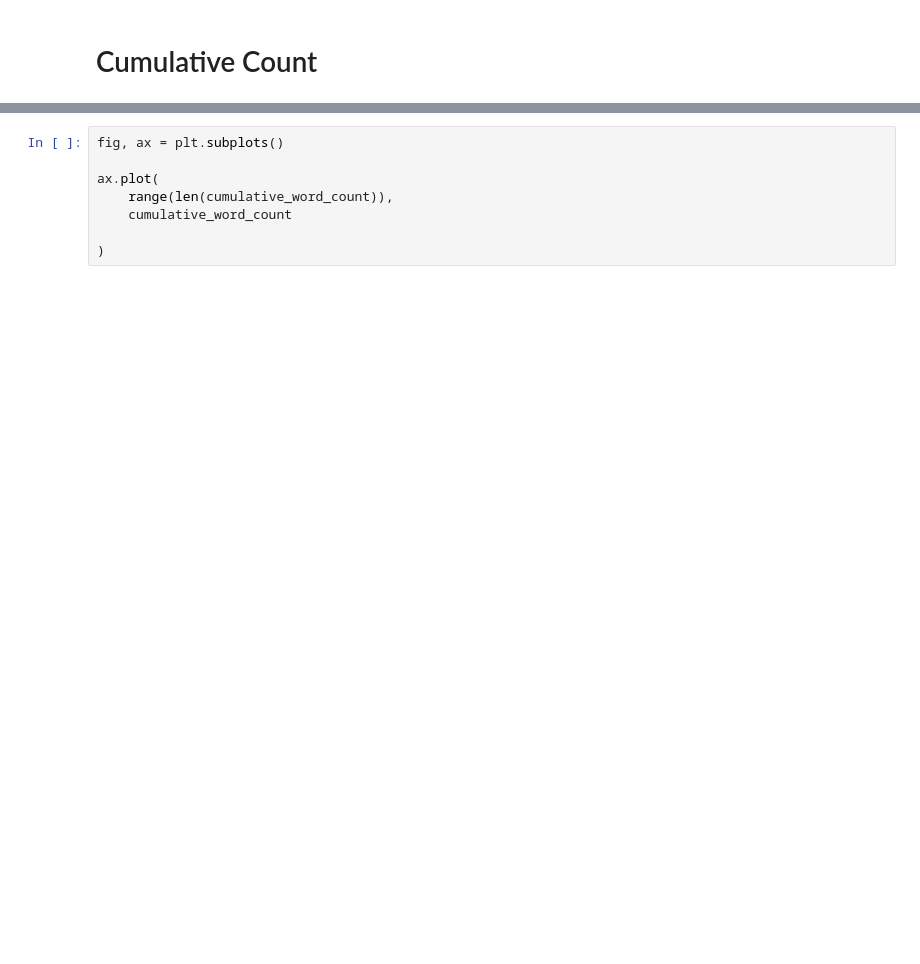
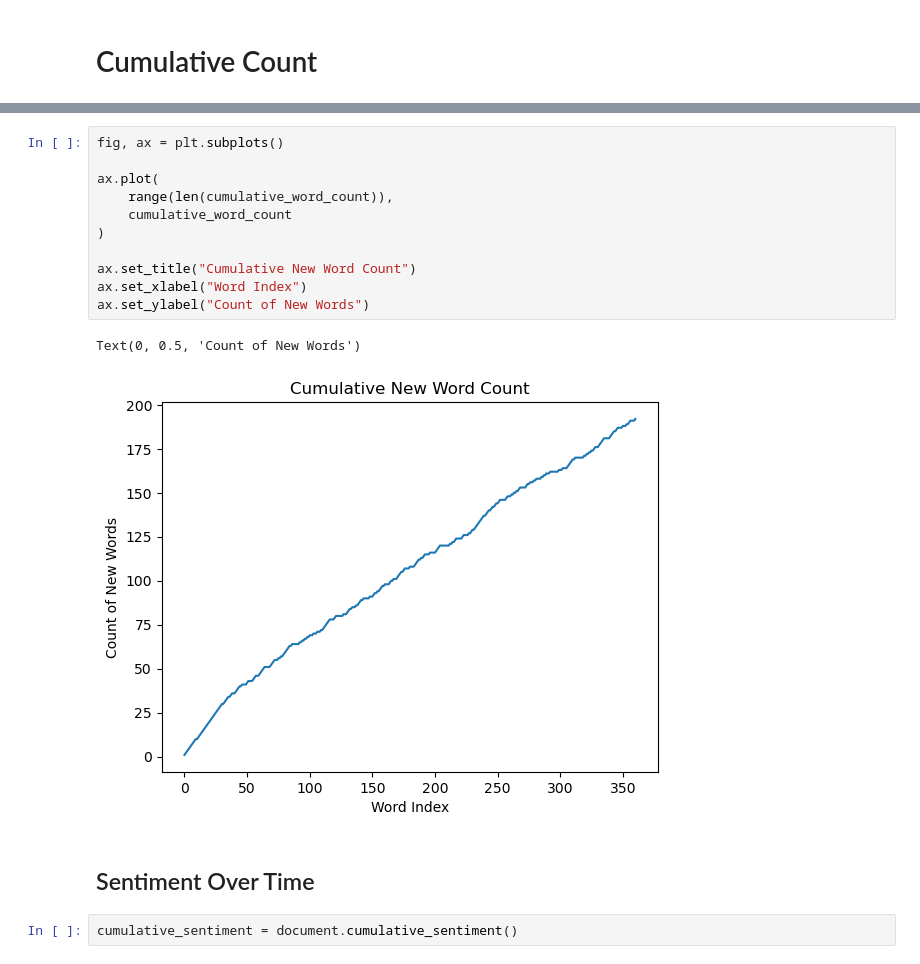
Before and after one commit to j-max/writing_analysis, a Jupyter notebook: python/writing_analysis.ipynb, the cells around one changed output, grey strips where cells are left out. Cells and saved outputs as stored; diff of their text form; blank space fills up the shorter version.

Commit message:
Add sentiment analysis to sentence class and cumulative sentiment to document class

```diff
--- a/python/writing_analysis.ipynb
+++ b/python/writing_analysis.ipynb
@@ -130,8 +141,18 @@ cumulative_word_count = document.cumulative_word_count()
 # %%
 fig, ax = plt.subplots()
 
 ax.plot(
     range(len(cumulative_word_count)),
     cumulative_word_count
+)
 
-)
+ax.set_title("Cumulative New Word Count")
+ax.set_xlabel("Word Index")
+ax.set_ylabel("Count of New Words")
+# %% [output]
+Text(0, 0.5, 'Count of New Words')
+[figure, added]
+# %% [markdown]
+## Sentiment Over Time
+# %%
+cumulative_sentiment = document.cumulative_sentiment()
```
Also changed, not shown: parts of 9 cells of this notebook, 2 other files.
